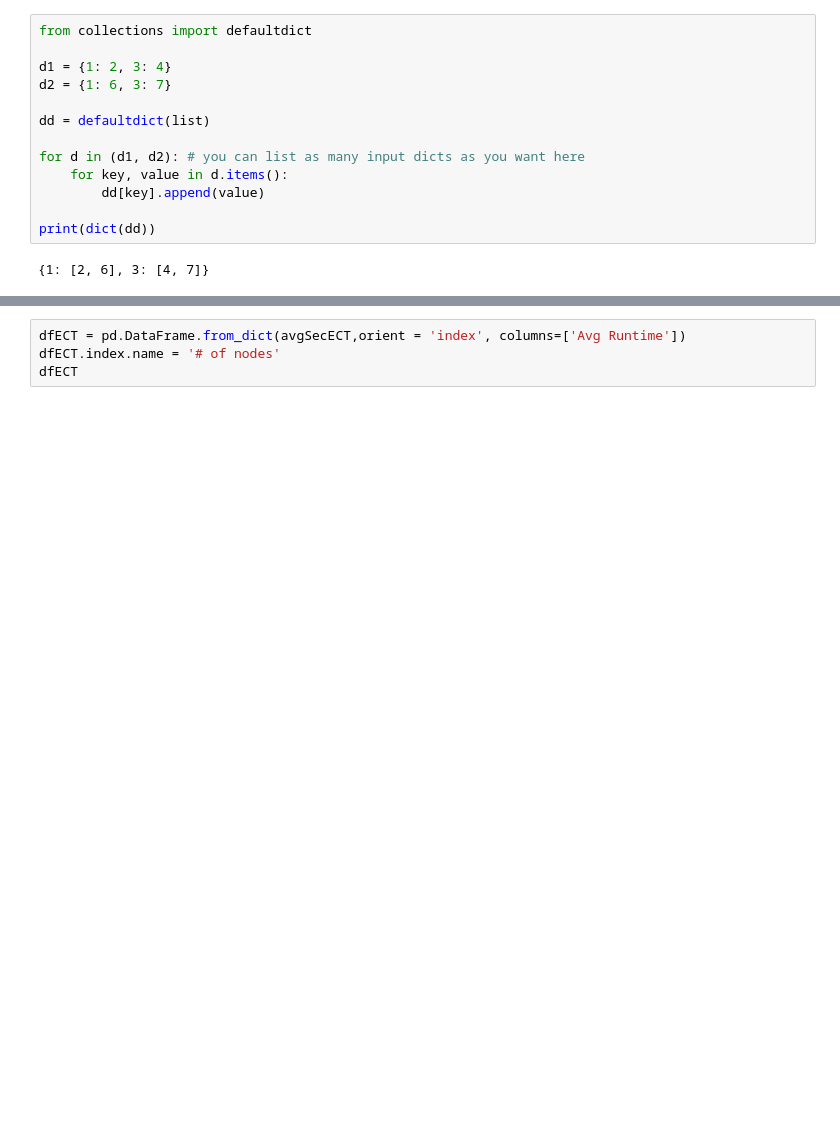
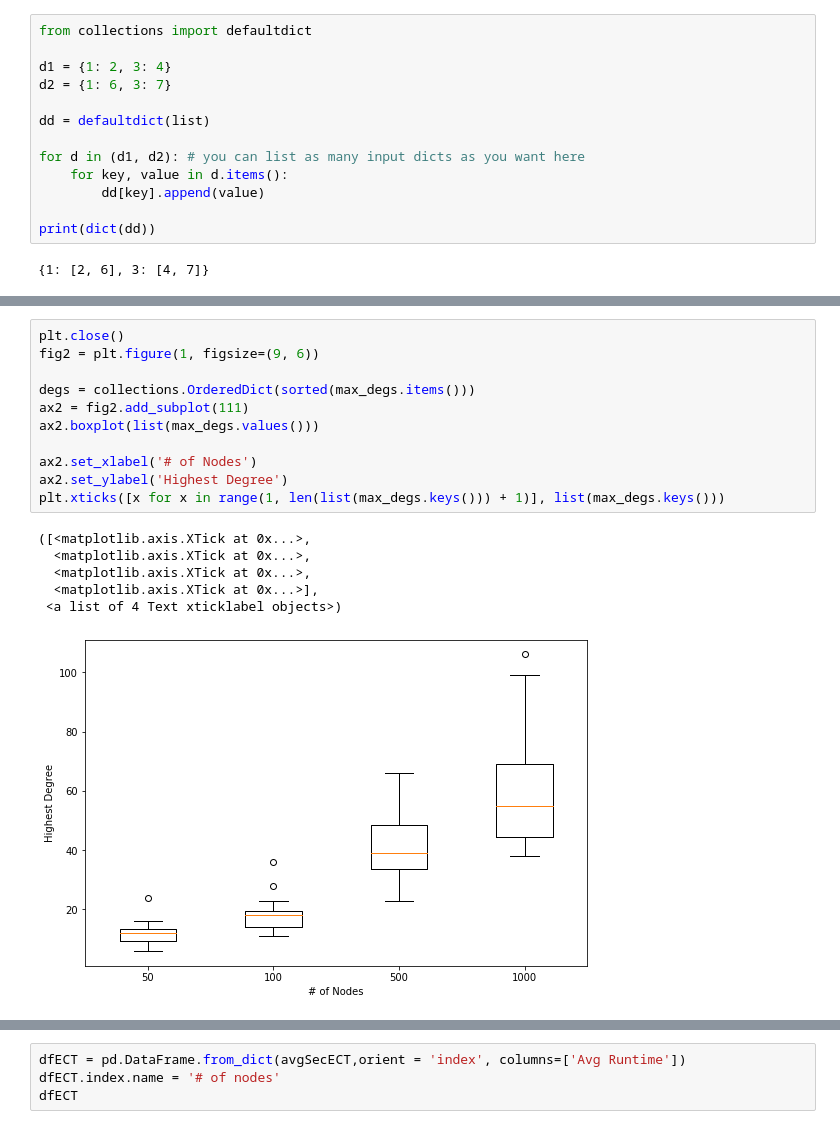
Before and after one commit to nico-espinosadice/abductive-theory, a Jupyter notebook: sde-highest node degree- final.ipynb, the cells around one changed output, grey strips where cells are left out. Saved outputs shown, nothing was run; the diff lists cells and outputs as text; blank space fills up the shorter version.

```diff
--- a/sde-highest node degree- final.ipynb
+++ b/sde-highest node degree- final.ipynb
@@ -159,5 +199,23 @@ for n in node_num:
 # %% [output]
 [interactive output not drawn]
+# %%
+plt.close()
+fig2 = plt.figure(1, figsize=(9, 6))
+
+degs = collections.OrderedDict(sorted(max_degs.items()))
+ax2 = fig2.add_subplot(111)
+ax2.boxplot(list(max_degs.values()))
+
+ax2.set_xlabel('# of Nodes')
+ax2.set_ylabel('Highest Degree')
+plt.xticks([x for x in range(1, len(list(max_degs.keys())) + 1)], list(max_degs.keys()))
+# %% [output]
+([<matplotlib.axis.XTick at 0x...>,
+  <matplotlib.axis.XTick at 0x...>,
+  <matplotlib.axis.XTick at 0x...>,
+  <matplotlib.axis.XTick at 0x...>],
+ <a list of 4 Text xticklabel objects>)
+[figure, added]
 # %%
 # box plot to compare jaccard similarity against average node centrality
 plt.close()
```
Also changed, not shown: parts of 14 cells of this notebook.
